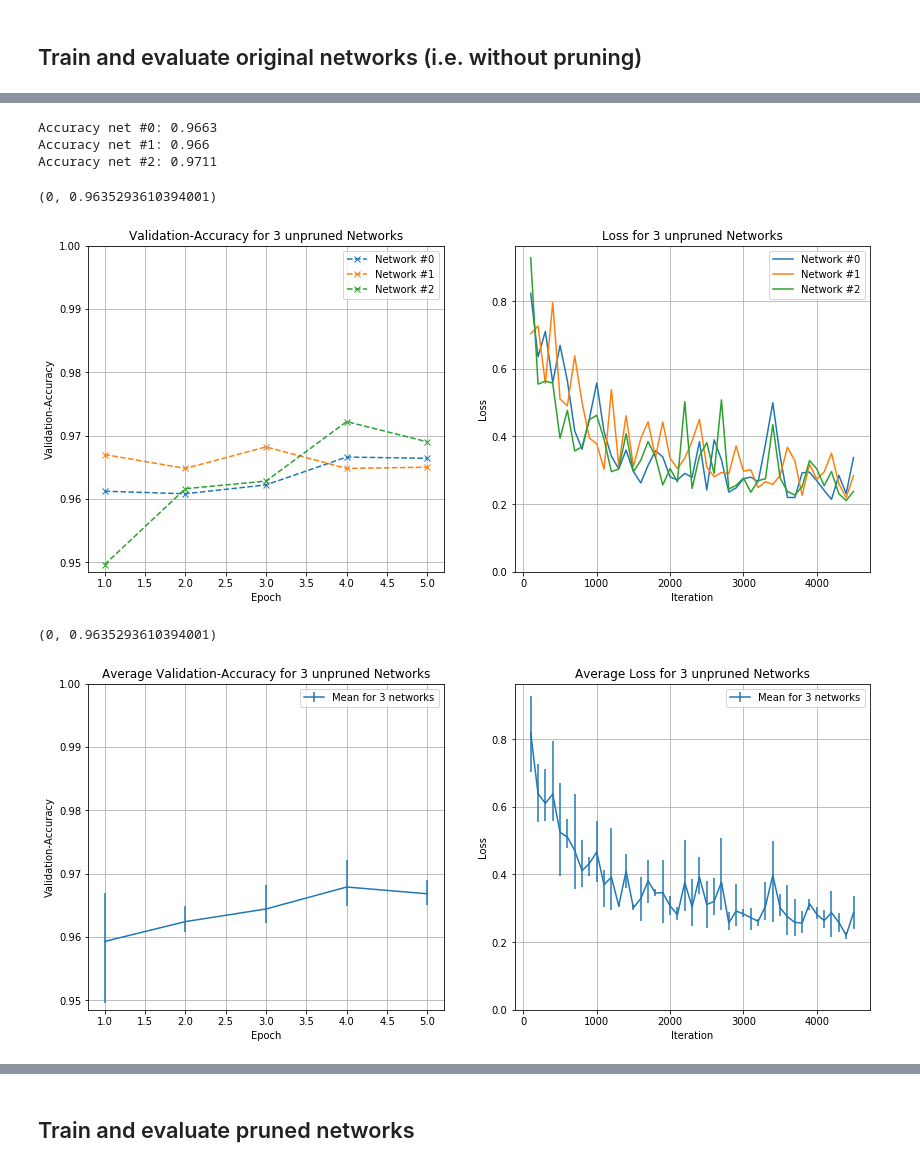
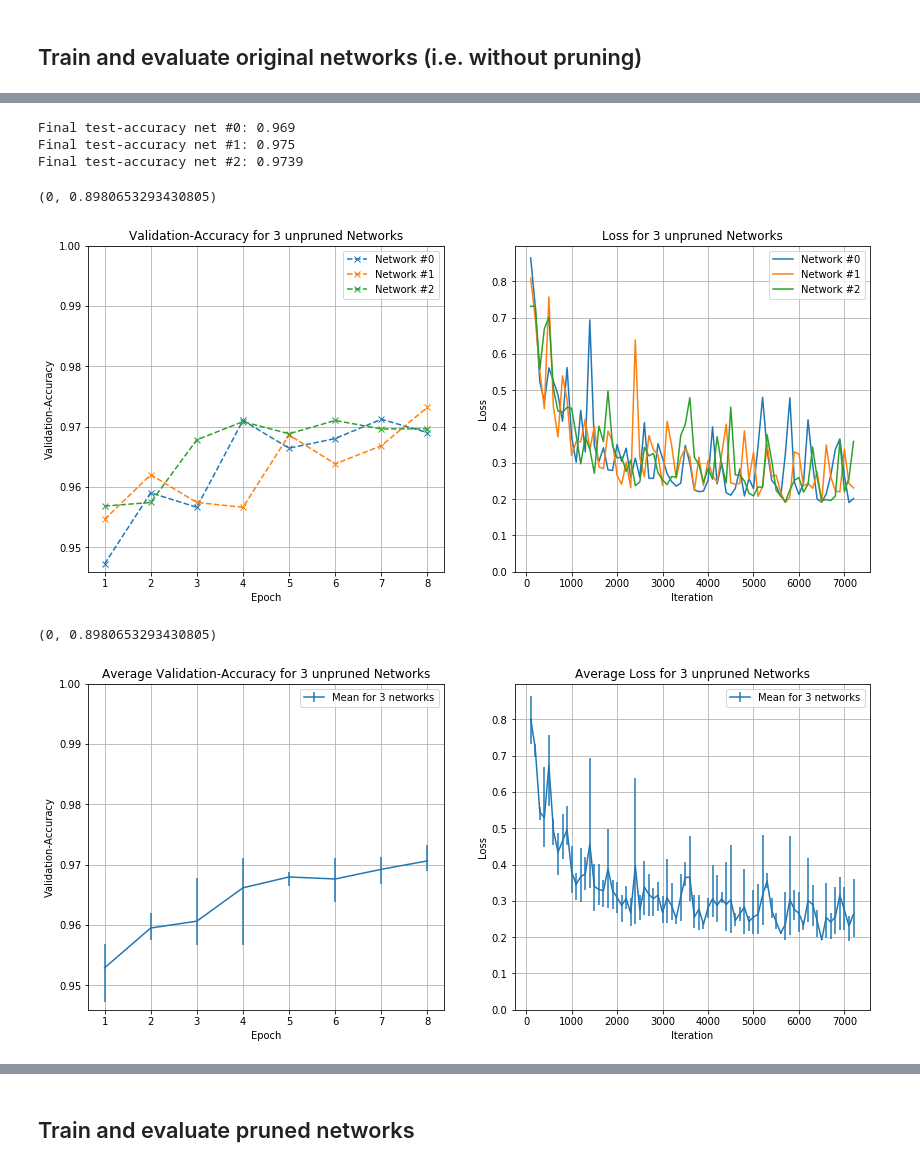
Before and after one commit to Weilando/bachelor_playground, a Jupyter notebook: LenetMnist.ipynb, the cells around one changed output, grey strips where cells are left out. Cells and saved outputs as stored; diff of their text form; code cells hidden in the pictures.

```diff
--- a/LenetMnist.ipynb
+++ b/LenetMnist.ipynb
@@ -20,6 +20,7 @@ from Lenet import Lenet
 def train_net(net, learning_rate=1.2e-4, epochs=3):
     loss_history = []
     val_acc_history = []
+    test_acc_history = []
 
     # the function parameters() is implemented in nn.Module
     params = list(net.parameters())
@@ -56,10 +57,13 @@ def train_net(net, learning_rate=1.2e-4, epochs=3):
             #if (j+1)%450==0:
                 #print(f"epoch: {(i+1):2} batch: {(j+1):4} loss: {(loss_history[-1]):3.4}")
 
+        # Accuracies are evaluated after each epoch to increase training speed
         val_acc_history.append(compute_validation_accuracy(net))
+        test_acc_history.append(compute_test_accuracy(net))
+
         toc = time.time()
         print(f"epoch: {(i+1):2} val-acc: {(val_acc_history[-1]):1.4} (took {(toc-tic):.4}s)")
-    return net, val_acc_history, loss_history
+    return net, loss_history, val_acc_history,  test_acc_history
 # %%
 def compute_test_accuracy(net):
     net.train(False) # set model to evaluation mode (important for batchnorm/dropout)
@@ -81,9 +92,9 @@ def compute_validation_accuracy(net):
 # %%
 # experiment parameters
 net_count = 3
-epoch_count = 5
-learning_rate = 1.2e-3
-prune_rate = 0.2
+epoch_count = 8
+learning_rate = 1.2e-3 # page 3, figure 2
+prune_rate = 0.2 # page 3, figure 2
 prune_count = 3
 # %%
 # start clock for experiment duration
@@ -126,11 +137,12 @@ Lenet(
 ## Train and evaluate original networks (i.e. without pruning)
 # %%
 # train neural networks
+loss_histories = [float] * net_count
 val_acc_histories = [float] * net_count
-loss_histories = [float] * net_count
+test_acc_histories = [float] * net_count
 
 for n in range(net_count):
     print(f"Train network #{n}")
-    nets[n], val_acc_histories[n], loss_histories[n] = train_net(nets[n], learning_rate, epoch_count)
+    nets[n], loss_histories[n], val_acc_histories[n], test_acc_histories[n] = train_net(nets[n], learning_rate, epoch_count)
 # %% [output]
 Train network #0
@@ -154,41 +165,38 @@ epoch:  5 val-acc: 0.969 (took 11.22s)
 # %%
-# calculate accuracies on test-set
-accs = [float] * net_count
-
+# print final accuracies on test-set
 for n in range(net_count):
-    accs[n] = compute_test_accuracy(nets[n])
-    print(f"Accuracy net #{n}: {(accs[n]):1.4}")
+    print(f"Final test-accuracy net #{n}: {(test_acc_histories[n][-1]):1.4}")
 # %% [output]
-Accuracy net #0: 0.9663
-Accuracy net #1: 0.966
-Accuracy net #2: 0.9711
+Final test-accuracy net #0: 0.969
+Final test-accuracy net #1: 0.975
+Final test-accuracy net #2: 0.9739
 # %%
 # plot validation-accuracies and loss
 fig_results = plt.figure(None, (14, 6))
 ax_val_acc, ax_loss = fig_results.subplots(1,2, sharex=False)
 
-val_acc_xs = np.linspace(start=1, stop=epoch_count, num=epoch_count)
+acc_xs = np.linspace(start=1, stop=epoch_count, num=epoch_count)
 loss_xs = np.linspace(start=100, stop=len(loss_histories[0])*100, num=len(loss_histories[0]))
 
 for n in range(net_count):
-    ax_val_acc.plot(val_acc_xs, val_acc_histories[n], 'x--', label=f"Network #{n}");
+    ax_val_acc.plot(acc_xs, val_acc_histories[n], 'x--', label=f"Network #{n}");
     ax_loss.plot(loss_xs, loss_histories[n], '-', label=f"Network #{n}");
 
 ax_val_acc.set_title(f"Validation-Accuracy for {net_count} unpruned Networks")
 ax_val_acc.set_ylabel("Validation-Accuracy")
 ax_val_acc.set_xlabel("Epoch")
 
 ax_loss.set_title(f"Loss for {net_count} unpruned Networks")
 ax_loss.set_ylabel("Loss")
 ax_loss.set_xlabel("Iteration")
 
 ax_val_acc.legend()
 ax_loss.legend()
 
 ax_val_acc.grid('major')
 ax_loss.grid('major')
 ax_val_acc.set_ylim(top=1)
 ax_loss.set_ylim(bottom=0)
 # %% [output]
-(0, 0.9635293610394001)
+(0, 0.8980653293430805)
-[figure, old version]
+[figure, new version]
@@ -206,7 +209,7 @@ loss_pos_yerr = np.max(loss_histories, axis=0) - loss_mean
 fig_average = plt.figure(None, (14, 6))
 ax_val_acc_av, ax_loss_av = fig_average.subplots(1,2, sharex=False)
 
-ax_val_acc_av.errorbar(x=val_acc_xs, y=val_acc_mean, yerr=[val_acc_neg_yerr, val_acc_pos_yerr], label=f"Mean for {net_count} networks")
+ax_val_acc_av.errorbar(x=acc_xs, y=val_acc_mean, yerr=[val_acc_neg_yerr, val_acc_pos_yerr], label=f"Mean for {net_count} networks")
 ax_loss_av.errorbar(x=loss_xs, y=loss_mean, yerr=[loss_neg_yerr, loss_pos_yerr], label=f"Mean for {net_count} networks")
 
 ax_val_acc_av.set_title(f"Average Validation-Accuracy for {net_count} unpruned Networks")
@@ -225,5 +228,5 @@ ax_loss_av.grid('major')
 ax_val_acc_av.set_ylim(top=1)
 ax_loss_av.set_ylim(bottom=0)
 # %% [output]
-(0, 0.9635293610394001)
+(0, 0.8980653293430805)
-[figure, old version]
+[figure, new version]
```
Also changed, not shown: parts of 15 cells of this notebook, 1 other file.
